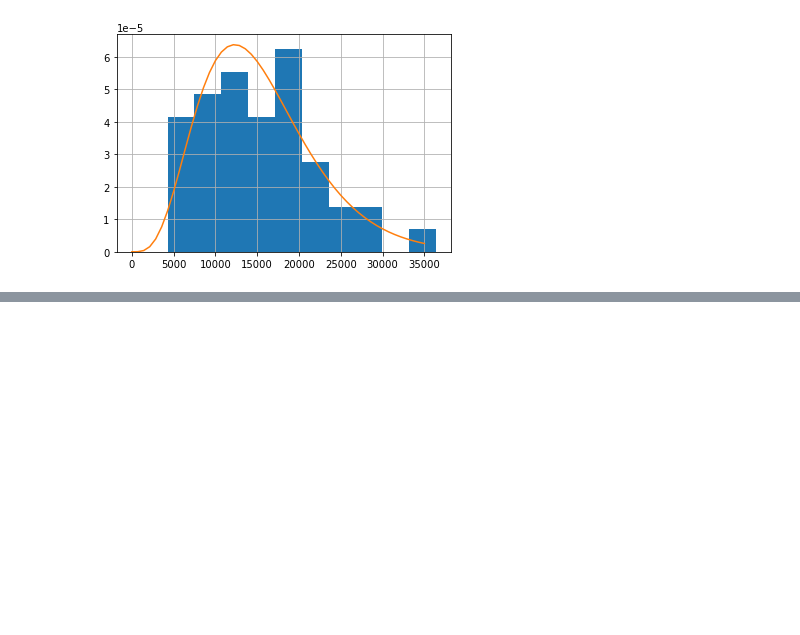
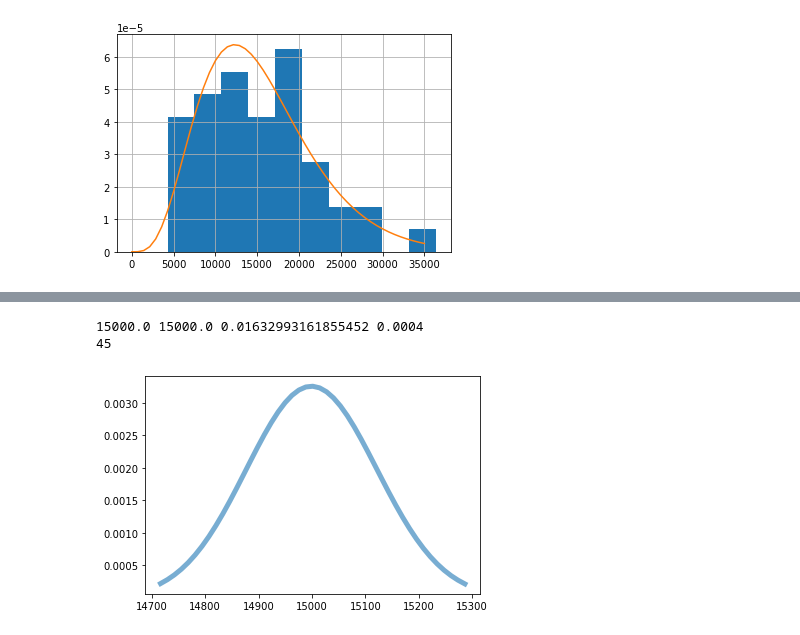
Before and after one commit to vasilisapp/autosale, a Jupyter notebook: sales_analysis.ipynb, the cells around one changed output, grey strips where cells are left out. Cells and saved outputs as stored; diff of their text form; code cells hidden in the pictures; blank space fills up the shorter version.

```diff
--- a/sales_analysis.ipynb
+++ b/sales_analysis.ipynb
@@ -110,0 +181,24 @@ dtype: float64
+# %%
+#a = 3.5 # shape parameter
+a = 15000
+mean, var, skew, kurt = gamma.stats(a, moments='mvsk')
+print(mean, var, skew, kurt)
+x = np.linspace(gamma.ppf(0.01, a),
+               gamma.ppf(0.99, a), 45)
+plt.plot(x, gamma.pdf(x, a), lw=5, alpha=0.6)
+
+data = df.sales_A
+hist, edges = np.histogram(data, bins)
+print(hist.sum())
+freq = hist/float(hist.sum())
+#plt.bar(bins[:-1], freq, width = 2500 , ec="k", color='red')
+plt.show()
+
+#plt.hist(r, density=True, alpha=0.2)
+#df.sales_A.hist(density=True, alpha = 0.3);
+
+#gamma.pdf(np.linspace(0, 35000), a = alpha[1], loc = 0, scale = beta[1]));
+# %% [output]
+15000.0 15000.0 0.01632993161855452 0.0004
+45
+[figure, added]
```
Also changed, not shown: parts of 30 cells of this notebook.
